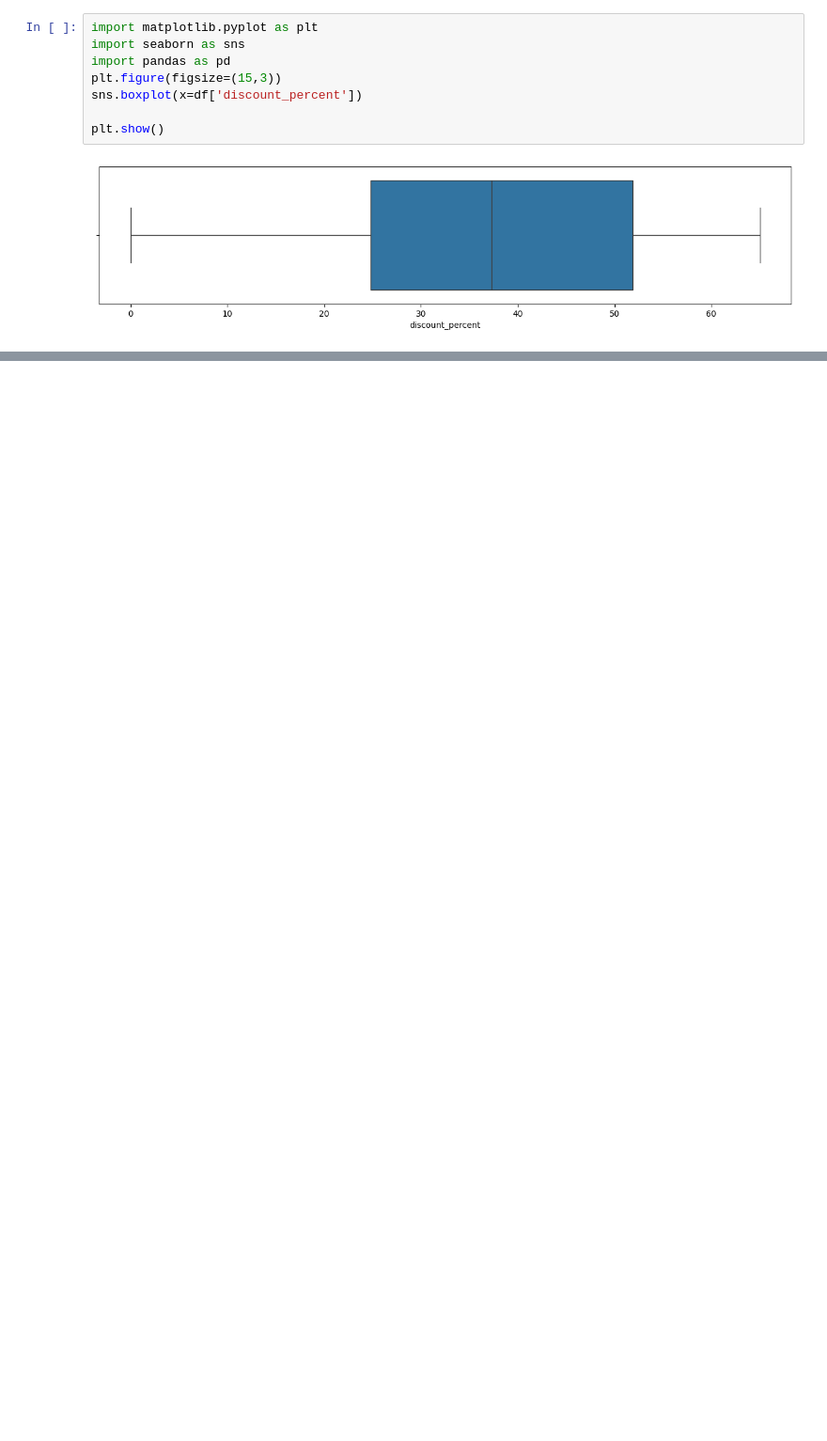
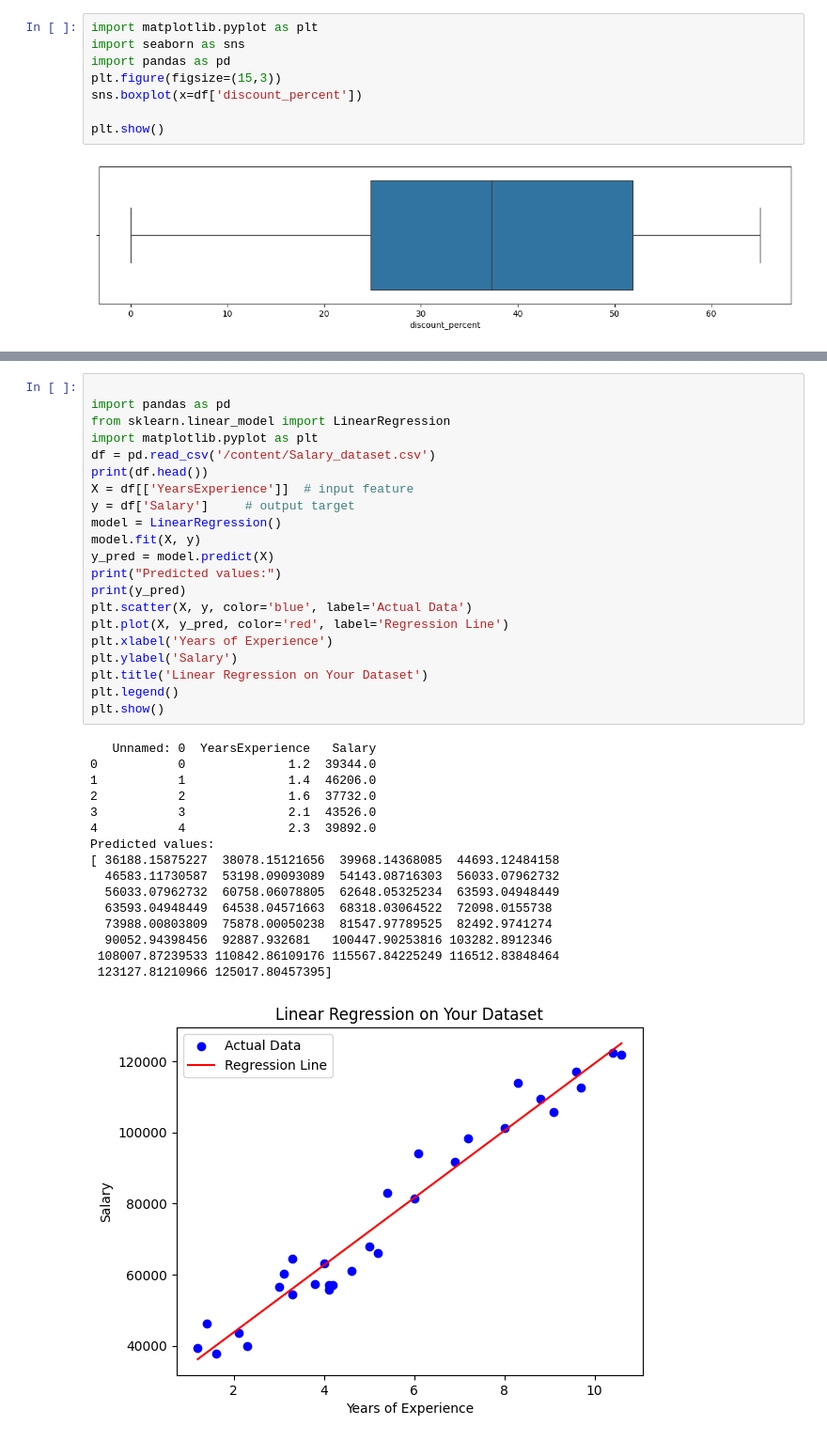
Before and after one commit to deorebhumika06/ai-projects, a Jupyter notebook: Untitled54.ipynb, the cells around one changed output, grey strips where cells are left out. Shown at 94% size. Drawn from its saved outputs; the diff is of its cells as text; blank space fills up the shorter version.

```diff
--- a/Untitled54.ipynb
+++ b/Untitled54.ipynb
@@ -405,0 +560,38 @@ plt.show()
+# %%
+
+import pandas as pd
+from sklearn.linear_model import LinearRegression
+import matplotlib.pyplot as plt
+df = pd.read_csv('/content/Salary_dataset.csv')
+print(df.head())
+X = df[['YearsExperience']]  # input feature
+y = df['Salary']     # output target
+model = LinearRegression()
+model.fit(X, y)
+y_pred = model.predict(X)
+print("Predicted values:")
+print(y_pred)
+plt.scatter(X, y, color='blue', label='Actual Data')
+plt.plot(X, y_pred, color='red', label='Regression Line')
+plt.xlabel('Years of Experience')
+plt.ylabel('Salary')
+plt.title('Linear Regression on Your Dataset')
+plt.legend()
+plt.show()
+# %% [output]
+   Unnamed: 0  YearsExperience   Salary
+0           0              1.2  39344.0
+1           1              1.4  46206.0
+2           2              1.6  37732.0
+3           3              2.1  43526.0
+4           4              2.3  39892.0
+Predicted values:
+[ 36188.15875227  38078.15121656  39968.14368085  44693.12484158
+  46583.11730587  53198.09093089  54143.08716303  56033.07962732
+  56033.07962732  60758.06078805  62648.05325234  63593.04948449
+  63593.04948449  64538.04571663  68318.03064522  72098.0155738
+  73988.00803809  75878.00050238  81547.97789525  82492.9741274
+  90052.94398456  92887.932681   100447.90253816 103282.8912346
+ 108007.87239533 110842.86109176 115567.84225249 116512.83848464
+ 123127.81210966 125017.80457395]
+[figure, added]
```
Also changed, not shown: parts of 10 cells of this notebook.
